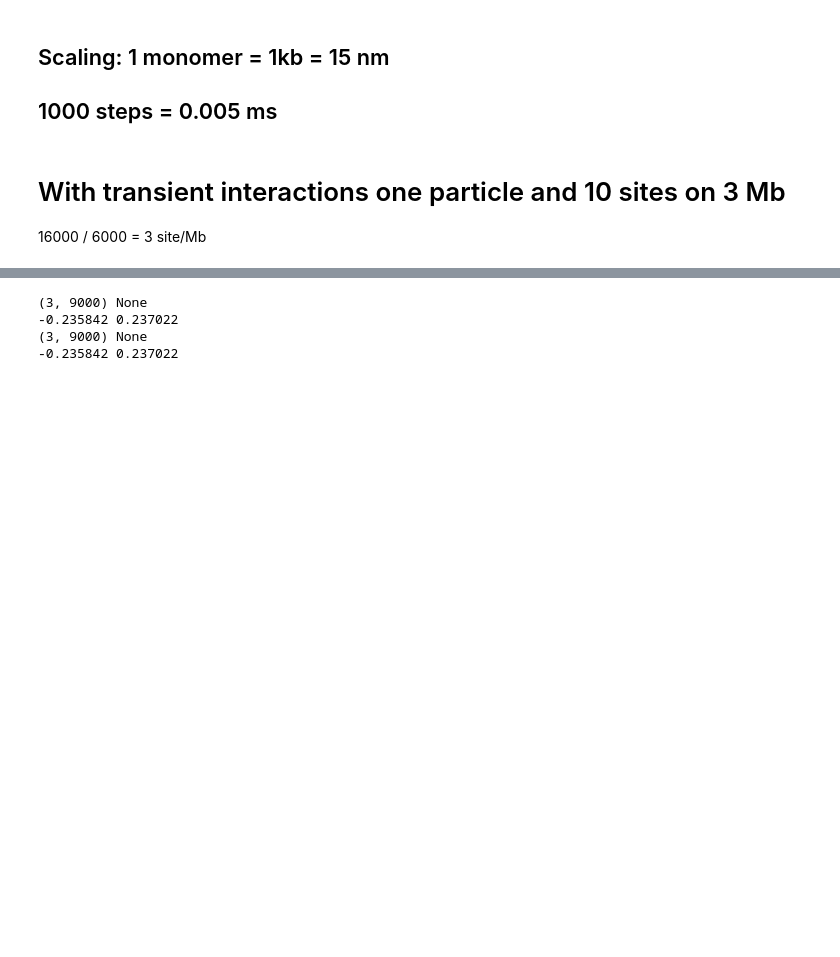
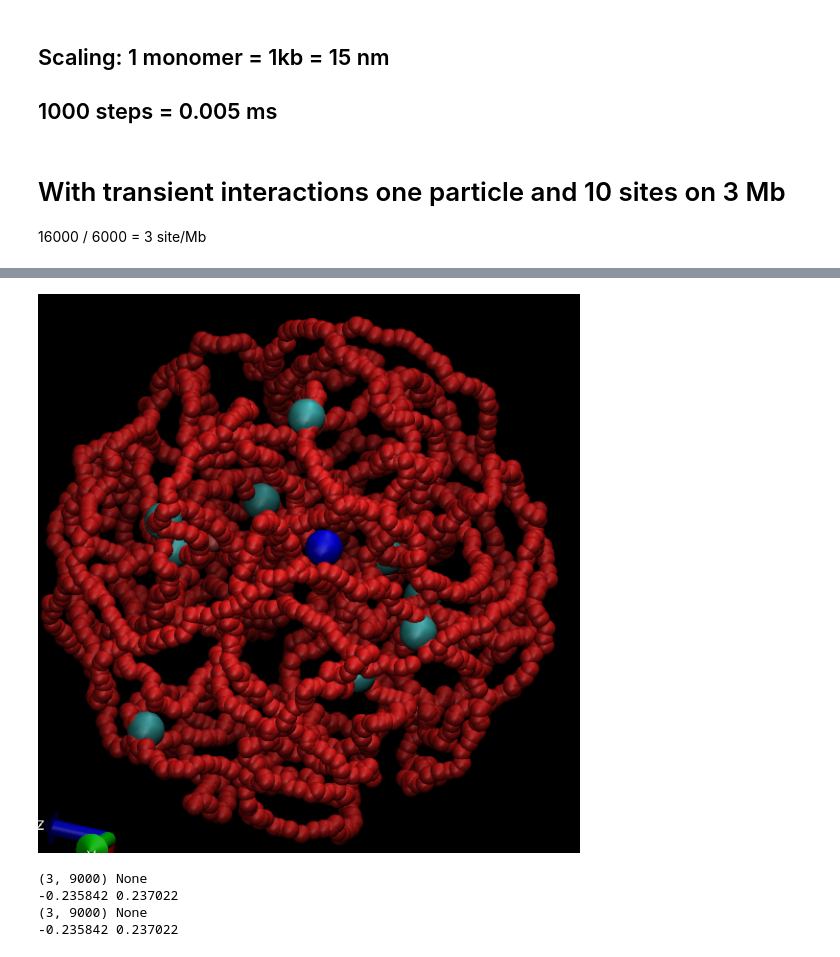
Before and after one commit to jeammimi/replication_yeast, a Jupyter notebook: notebooks/Transcription/0.1-calibration.ipynb, the cells around one changed output, grey strips where cells are left out. Saved outputs shown, nothing was run; the diff lists cells and outputs as text; code cells hidden in the pictures; blank space fills up the shorter version.

```diff
--- a/notebooks/Transcription/0.1-calibration.ipynb
+++ b/notebooks/Transcription/0.1-calibration.ipynb
@@ -251,3 +256,7 @@ ylabel("Frequency")
+# %%
+Image(filename='bead.png')
+# %% [output]
+[figure, added]
 # %%
 rep = "..//../data/raw/test-inte-trans//"
 t = check_rep(rep,n=1)
```
Also changed, not shown: parts of 1 cell of this notebook.
